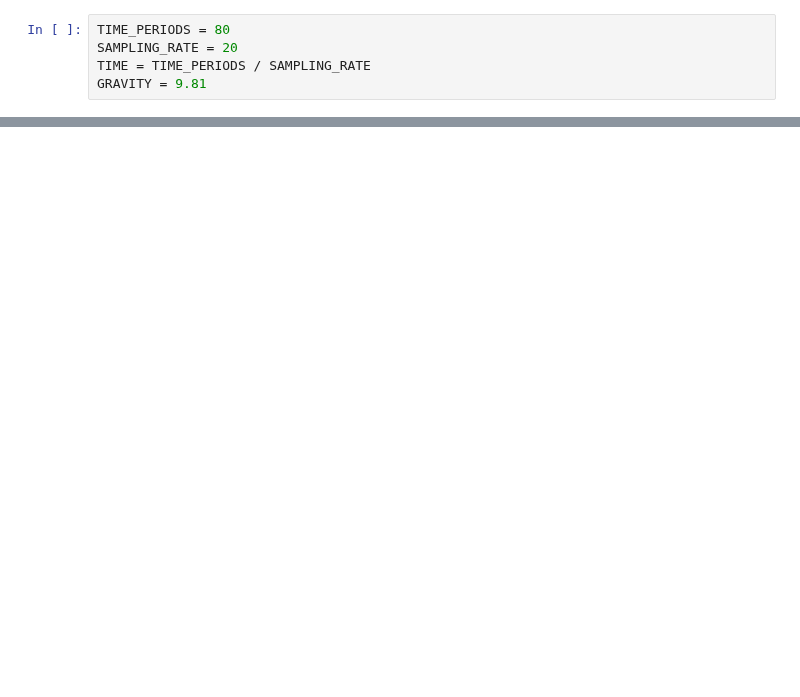
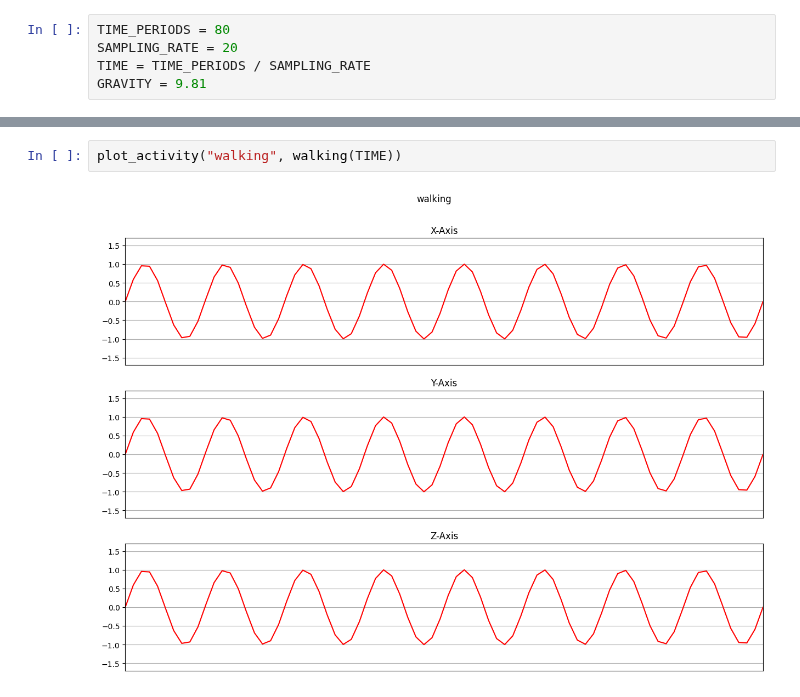
Before and after one commit to rakawanegan/humanactivityrecognition_portfolio, a Jupyter notebook: inputbased_analyze.ipynb, the cells around one changed output, grey strips where cells are left out. Saved outputs shown, nothing was run; the diff lists cells and outputs as text; blank space fills up the shorter version.

```diff
--- a/inputbased_analyze.ipynb
+++ b/inputbased_analyze.ipynb
@@ -67,0 +67,4 @@ plot_activity("standing", standing(TIME))
+# %%
+plot_activity("walking", walking(TIME))
+# %% [output]
+[figure, added]
```
Also changed, not shown: parts of 7 cells of this notebook.
